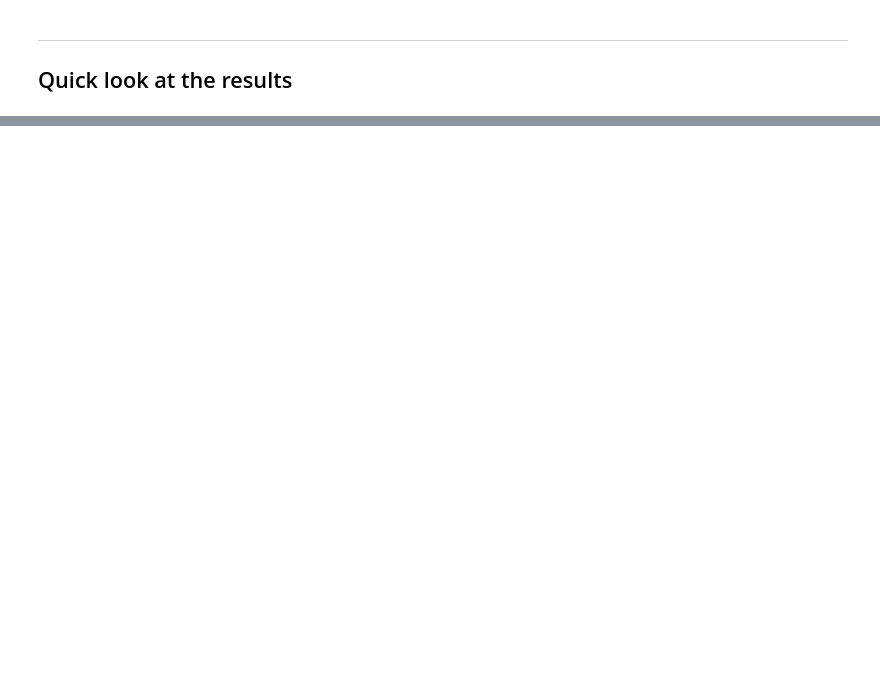
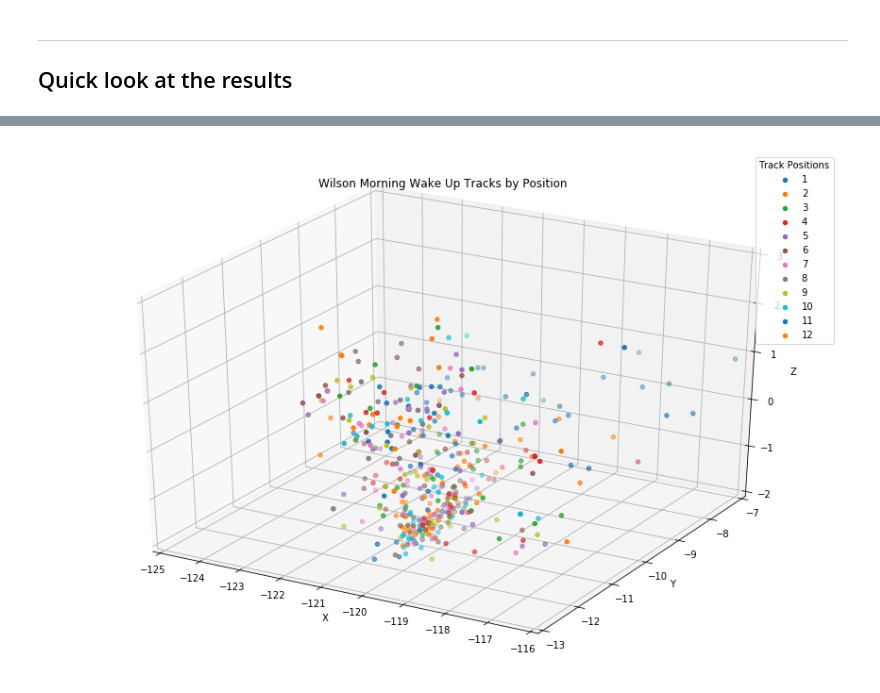
Before and after one commit to alistairwgillespie/wmw_deep_playlist_generator, a Jupyter notebook: 2_Feature_Engineering.ipynb, the cells around one changed output, grey strips where cells are left out. Cells and saved outputs as stored; diff of their text form; code cells hidden in the pictures; blank space fills up the shorter version.

```diff
--- a/2_Feature_Engineering.ipynb
+++ b/2_Feature_Engineering.ipynb
@@ -315,0 +423,29 @@ Tests Passed!
+# %%
+# Create figure outside the loop
+fig = plt.figure(figsize=(15, 10))
+
+# plot Economic Need Index vs School Income Estimate by group
+groups = pca_df.groupby('position')
+
+ax = fig.add_subplot(1, 1, 1, projection='3d')
+ax.set_title("Wilson Morning Wake Up Tracks by Position")
+
+for label, group in groups:
+    ax.scatter(group['one_comp'], group['two_comp'], group['third_comp'], label=label)
+
+ax.set_xlabel('X')
+ax.set_ylabel('Y')
+ax.set_zlabel('Z')
+
+ax.set_xlim(-125, -116)
+ax.set_ylim(-13, -7)
+ax.set_zlim(-2, 3)
+
+
+ax.legend(title='Track Positions')
+
+
+# Show it outside the loop
+plt.show()
+# %% [output]
+[figure, added]
```
Also changed, not shown: parts of 35 cells of this notebook, 7 other files.
